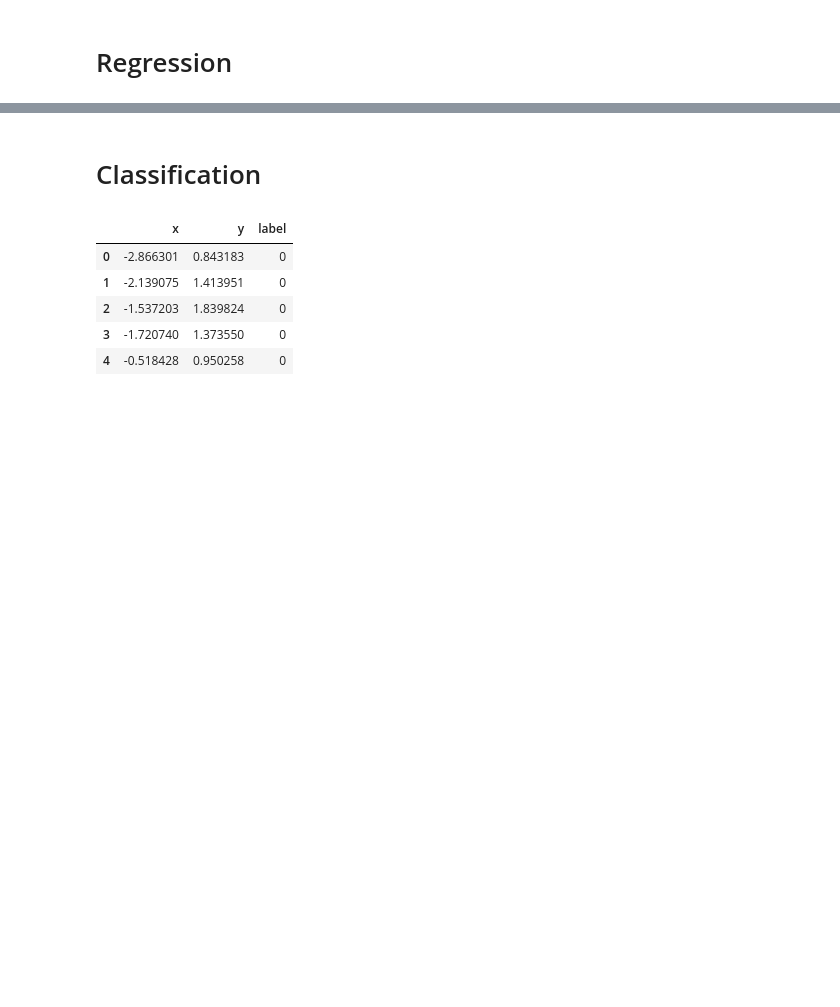
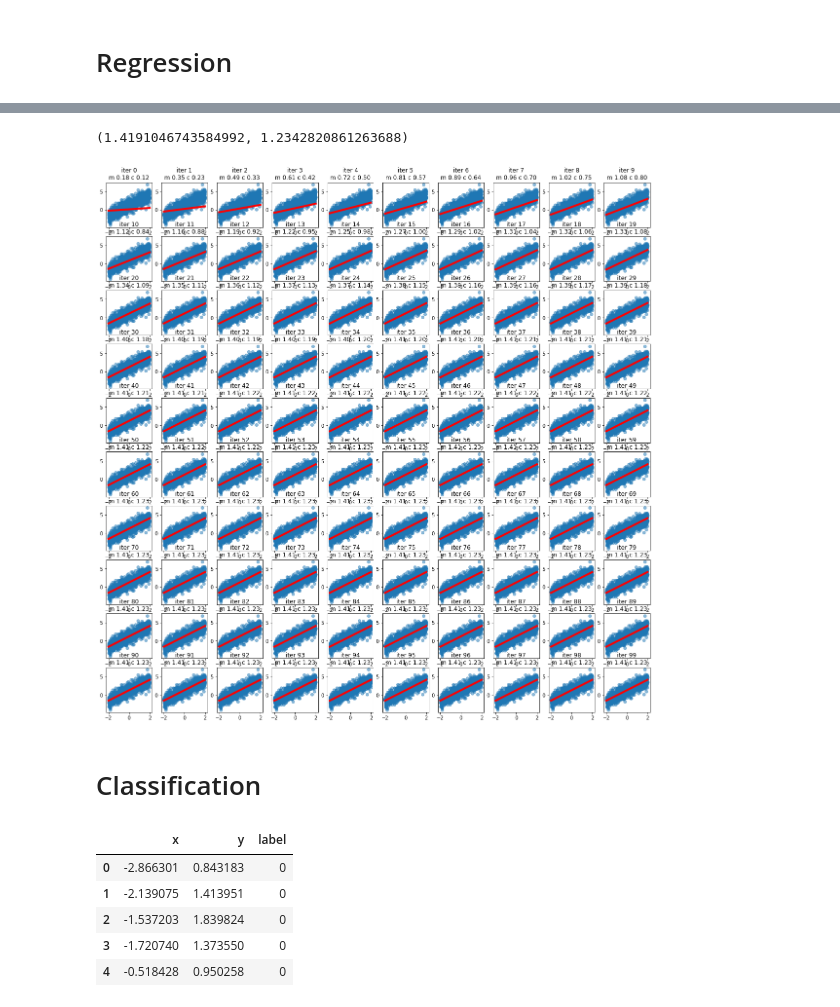
Before and after one commit to mitbal/sidu, a Jupyter notebook: musimpanas/session_3.ipynb, the cells around one changed output, grey strips where cells are left out. Cells and saved outputs as stored; diff of their text form; code cells hidden in the pictures; blank space fills up the shorter version.

```diff
--- a/musimpanas/session_3.ipynb
+++ b/musimpanas/session_3.ipynb
@@ -5,5 +54,43 @@
 # %%
 # Use gradient descent for linear regression
+# %%
+fig, axes = plt.subplots(10, 10, figsize=(20, 20))
+axes = axes.reshape(-1)
+
+m = 0.
+c = 0.
+
+alpha = 0.1
+epoch = 100
+
+n = float(len(x))
+
+X = df['x']
+y = df['y']
+
+for i in range(epoch):
+    y_pred = m*X + c
+
+    delta_m = -np.sum(X * (y - y_pred)) / n
+    delta_c = -np.sum(y - y_pred) / n
+
+    m = m - (alpha * delta_m)
+    c = c - (alpha * delta_c)
+
+    ax = axes[i]
+    ax.scatter(df['x'], df['y'], alpha=0.5)
+
+    xs = np.linspace(-2, 2, 1000).reshape(-1, 1)
+    ys = m*x + c
+    ax.plot(xs, ys, color='red', linewidth=4)
+
+    title = 'iter '+str(i) +'\nm '+str(m)[:4]+' c '+str(c)[:4]
+    ax.set_title(title)
+
+print (m, c)
+# %% [output]
+(1.4191046743584992, 1.2342820861263688)
+[figure, added]
 # %% [markdown]
 # Classification
 # %%
```
Also changed, not shown: parts of 12 cells of this notebook.
